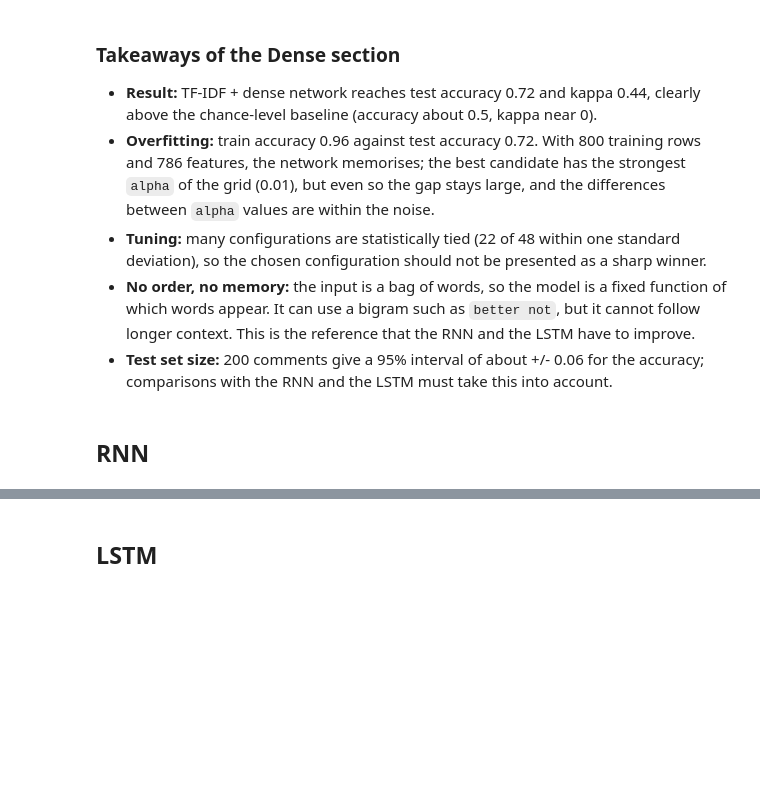
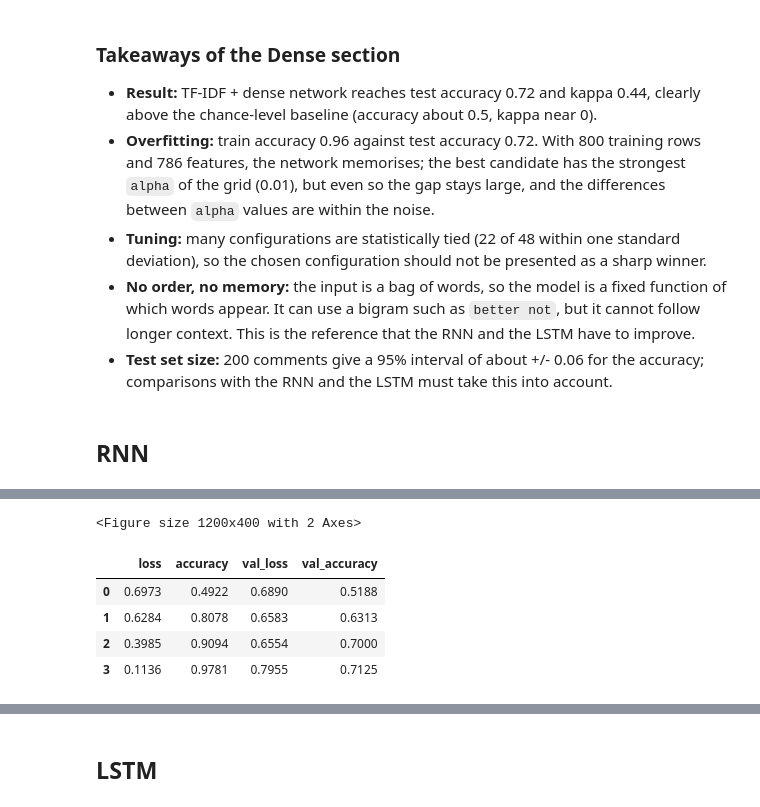
Before and after one commit to Juanes3333/CED-III-IT2-acabados, a Jupyter notebook: notebooks/03_dense_rnn_lstm.ipynb, the cells around one changed output, grey strips where cells are left out. Cells and saved outputs as stored; diff of their text form; code cells hidden in the pictures; blank space fills up the shorter version.

```diff
--- a/notebooks/03_dense_rnn_lstm.ipynb
+++ b/notebooks/03_dense_rnn_lstm.ipynb
@@ -322,0 +426,29 @@ Saved dense_pipeline.joblib: 1284 KB; the reloaded pipeline gives the same test
+# %%
+best_rnn_row = rnn_grid_results.iloc[0]
+rnn_param_names = ["units", "embedding_dim", "dropout", "batch_size", "optimizer", "lr"]
+best_rnn_params = {
+    key: best_rnn_row[key].item() if hasattr(best_rnn_row[key], "item") else best_rnn_row[key]
+    for key in rnn_param_names
+    if key in rnn_grid_results.columns
+}
+
+print("Best RNN configuration:")
+for key, value in best_rnn_params.items():
+    print(f"  {key}: {value}")
+print(f"Validation kappa: {best_rnn_row['val_kappa']:.4f}")
+print(f"Validation loss: {best_rnn_row['val_loss']:.4f}")
+
+set_seed(SEED)
+rnn, rnn_history = fit_best_keras(
+    build_rnn,
+    best_rnn_params,
+    X_train_seq,
+    y_train,
+    model_name="rnn",
+    model_kwargs={"max_words": max_words, "max_len": max_len},
+    epochs=30,
+    verbose=0,
+)
+
+rnn_parameter_count = int(rnn.count_params())
+print(f"Trainable parameters: {rnn.count_params():,}")
@@ -322,0 +469,15 @@ Saved dense_pipeline.joblib: 1284 KB; the reloaded pipeline gives the same test
+# %%
+learning_curve_fig = plot_learning_curves(rnn_history, name="rnn_learning_curves")
+plt.show()
+learning_curve_path = root / "outputs" / "figures" / "rnn_learning_curves.png"
+assert learning_curve_path.is_file() and learning_curve_path.stat().st_size > 0
+
+history_frame = pd.DataFrame(rnn_history.history)
+display(history_frame.tail().round(4))
+# %% [output]
+<Figure size 1200x400 with 2 Axes>
+|  | loss | accuracy | val_loss | val_accuracy |
+| 0 | 0.6973 | 0.4922 | 0.6890 | 0.5188 |
+| 1 | 0.6284 | 0.8078 | 0.6583 | 0.6313 |
+| 2 | 0.3985 | 0.9094 | 0.6554 | 0.7000 |
+| 3 | 0.1136 | 0.9781 | 0.7955 | 0.7125 |
```
Also changed, not shown: parts of 18 cells of this notebook, 6 other files.
